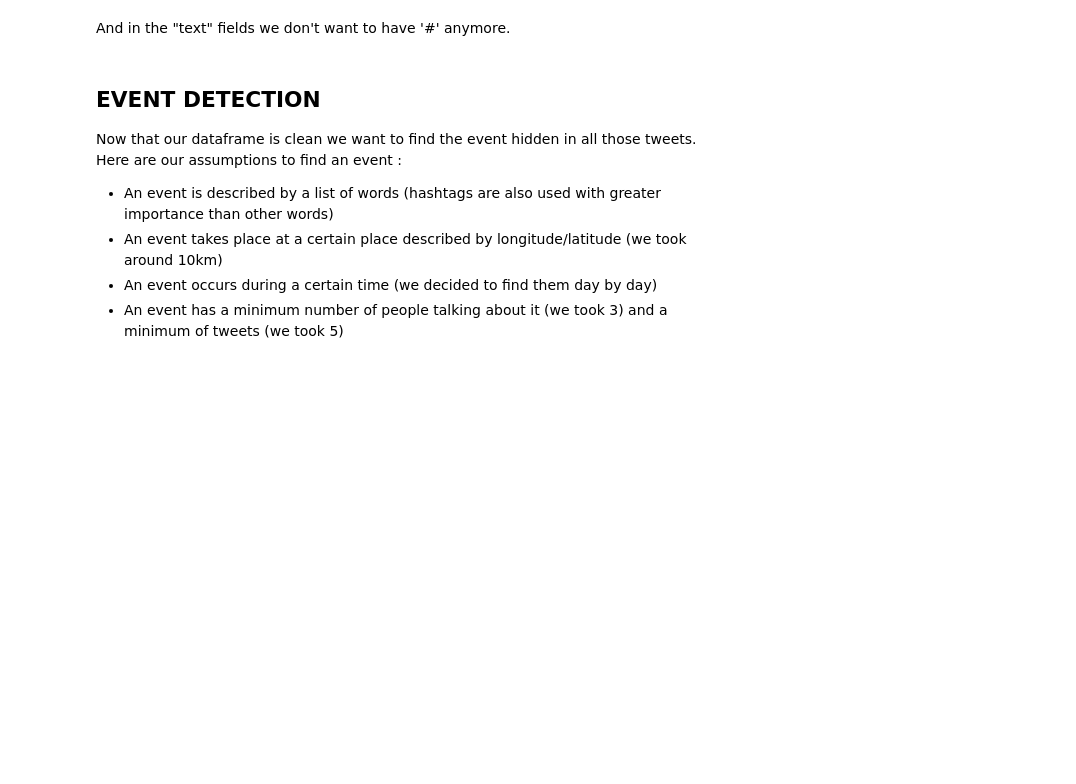
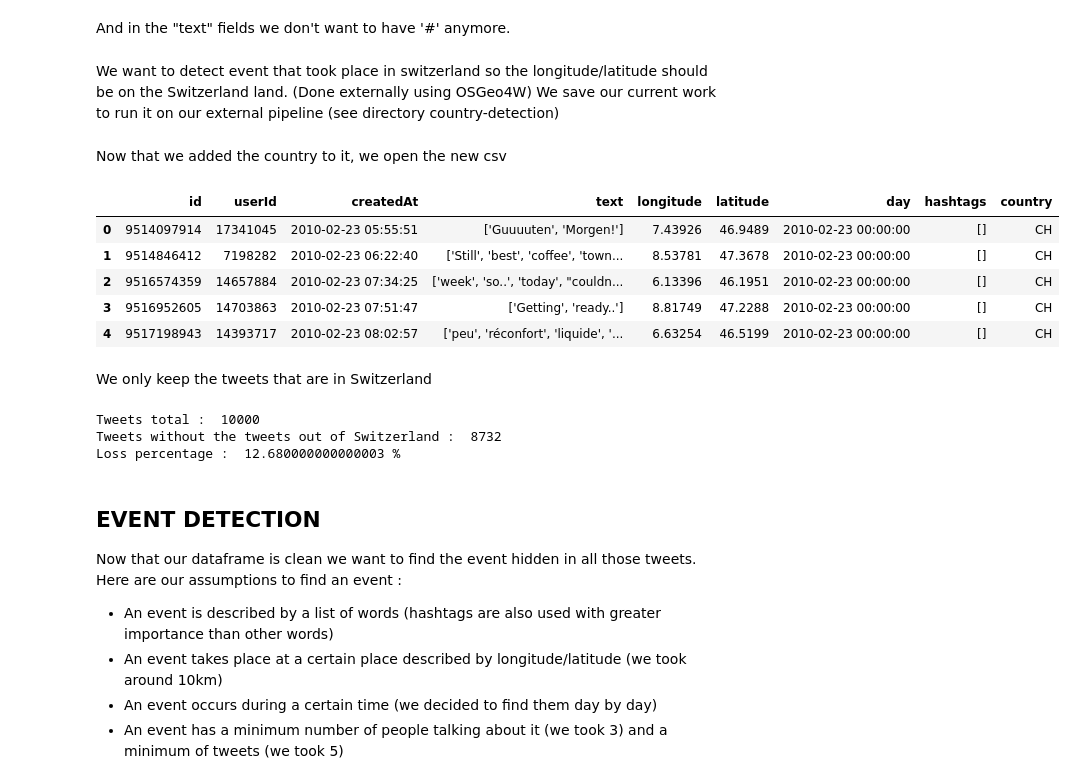
Before and after one commit to agpmilli/swissgeotweet, a Jupyter notebook: event-detection/Event-detection-Alain.ipynb, the cells around one changed output. Cells and saved outputs as stored; diff of their text form; code cells hidden in the pictures; blank space fills up the shorter version.

```diff
--- a/event-detection/Event-detection-Alain.ipynb
+++ b/event-detection/Event-detection-Alain.ipynb
@@ -141,3 +145,6 @@ tweets['hashtags'] = tweets['text'].apply(find_hashtags)
 And in the "text" fields we don't want to have '#' anymore.
 # %%
 tweets['text'] = tweets['text'].apply(remove_hashtags)
+# %% [markdown]
+We want to detect event that took place in switzerland so the longitude/latitude should be on the Switzerland land. (Done externally using OSGeo4W)
+We save our current work to run it on our external pipeline (see directory country-detection)
@@ -143,0 +153,2 @@ tweets['text'] = tweets['text'].apply(remove_hashtags)
+# %% [markdown]
+Now that we added the country to it, we open the new csv
@@ -143,0 +157,22 @@ tweets['text'] = tweets['text'].apply(remove_hashtags)
+# %%
+tweets.head()
+# %% [output]
+|  | id | userId | createdAt | text | longitude | latitude | day | hashtags | country |
+| 0 | 9514097914 | 17341045 | 2010-02-23 05:55:51 | ['Guuuuten', 'Morgen!'] | 7.43926 | 46.9489 | 2010-02-23 00:00:00 | [] | CH |
+| 1 | 9514846412 | 7198282 | 2010-02-23 06:22:40 | ['Still', 'best', 'coffee', 'town... | 8.53781 | 47.3678 | 2010-02-23 00:00:00 | [] | CH |
+| 2 | 9516574359 | 14657884 | 2010-02-23 07:34:25 | ['week', 'so..', 'today', "couldn... | 6.13396 | 46.1951 | 2010-02-23 00:00:00 | [] | CH |
+| 3 | 9516952605 | 14703863 | 2010-02-23 07:51:47 | ['Getting', 'ready..'] | 8.81749 | 47.2288 | 2010-02-23 00:00:00 | [] | CH |
+| 4 | 9517198943 | 14393717 | 2010-02-23 08:02:57 | ['peu', 'réconfort', 'liquide', '... | 6.63254 | 46.5199 | 2010-02-23 00:00:00 | [] | CH |
+# %% [markdown]
+We only keep the tweets that are in Switzerland
+# %%
+len_total = len(tweets)
+tweets = tweets[tweets.country == 'CH']
+len_swiss = len(tweets)
+print("Tweets total : ", len_total)
+print("Tweets without the tweets out of Switzerland : ", len_swiss)
+print("Loss percentage : ", (1-(len_swiss/len_total))*100, "%")
+# %% [output]
+Tweets total :  10000
+Tweets without the tweets out of Switzerland :  8732
+Loss percentage :  12.680000000000003 %
```
Also changed, not shown: parts of 30 cells of this notebook, 26 other files.
